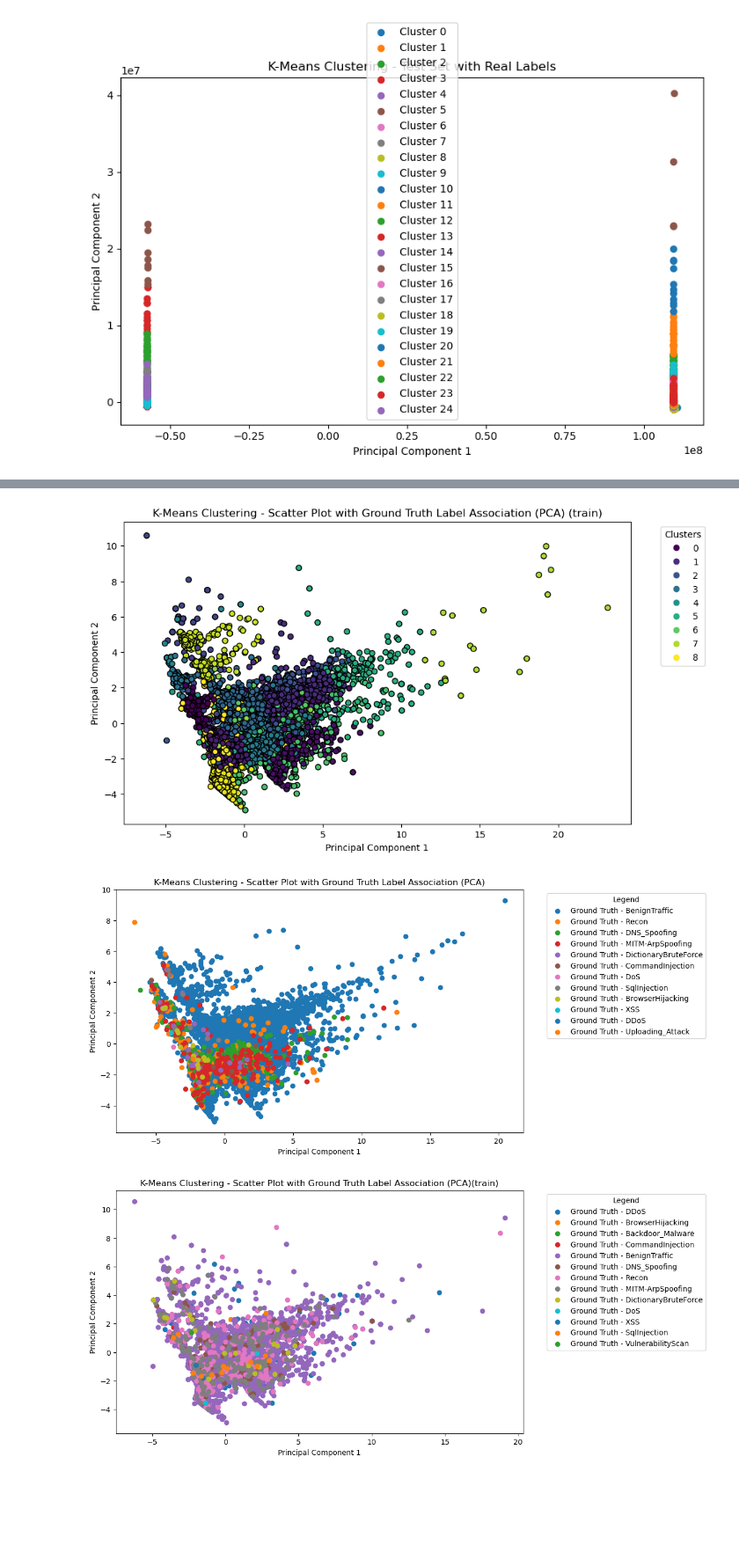
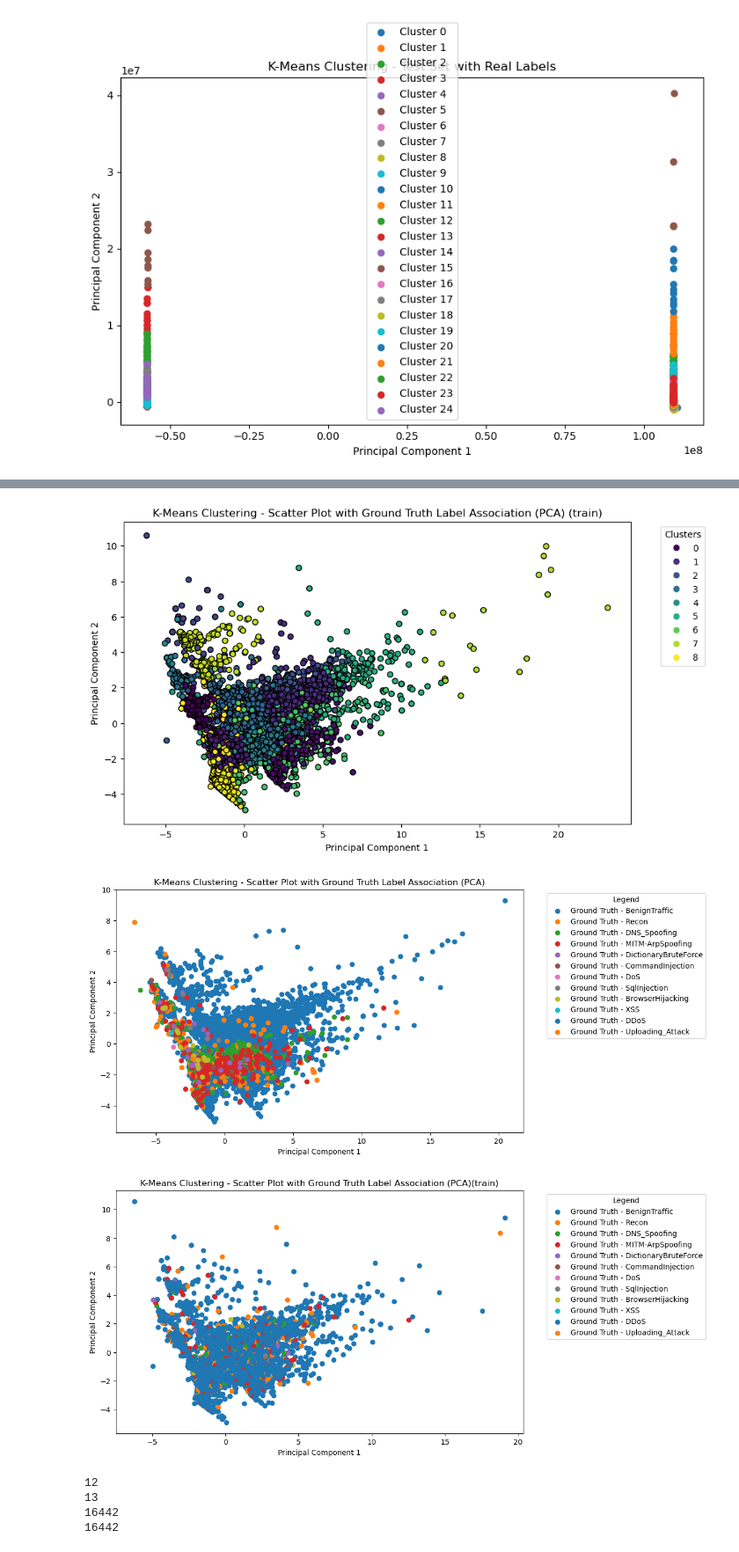
Before and after one commit to ML-Project-Team-5/Project_NetworkIDS, a Jupyter notebook: 4gan_kmeans_using_test_file.ipynb, the cells around one changed output, grey strips where cells are left out. Shown at 88% size. Cells and saved outputs as stored; diff of their text form; code cells hidden in the pictures; blank space fills up the shorter version.

Commit message:
updated the plotting code

```diff
--- a/4gan_kmeans_using_test_file.ipynb
+++ b/4gan_kmeans_using_test_file.ipynb
@@ -431,7 +431,8 @@ from sklearn.decomposition import PCA
 from sklearn.preprocessing import StandardScaler
 from sklearn.cluster import KMeans
 import pandas as pd
-
+X_test = test_data
+y_test = test_L_data
 X = X_test
 y_true = y_test['label']
 
@@ -457,7 +458,7 @@ predicted_labels = kmeans.predict(X_scaled)
 # Create a DataFrame to store the association between clusters and ground truth labels
 cluster_label_association = pd.DataFrame({'Cluster': predicted_labels, 'Ground Truth Label': y_true})
 cluster_label_association_train = pd.DataFrame({'Cluster': predicted_labels_train, 'Ground Truth Label': y})
-
+cluster_label_association_train_reset = cluster_label_association_train.reset_index(drop=True)
 # Plot the association using a scatter plot
 plt.figure(figsize=(10, 6))
 
@@ -494,39 +495,48 @@ plt.show()
 plt.figure(figsize=(10, 6))
 
 # Iterate over unique ground truth labels
 for label in y_true.unique():
     indices = cluster_label_association[cluster_label_association['Ground Truth Label'] == label].index
     plt.scatter(X_pca[indices, 0], X_pca[indices, 1], label=f'Ground Truth - {label}')
 
 # Add legend
 plt.legend(title='Legend', bbox_to_anchor=(1.05, 1), loc='upper left')
 plt.title('K-Means Clustering - Scatter Plot with Ground Truth Label Association (PCA)')
 plt.xlabel('Principal Component 1')
 plt.ylabel('Principal Component 2')
 
 plt.show()
 
 # Plot the association using a scatter plot
 plt.figure(figsize=(10, 6))
 
-# Iterate over unique ground truth labels
-for label in y_train.unique():
+for label in y_true.unique():
     indices = cluster_label_association_train[cluster_label_association_train['Ground Truth Label'] == label].index
-    indices = indices[indices < len(X_pca_train)]
-    plt.scatter(X_pca_train[indices, 0], X_pca_train[indices, 1], label=f'Ground Truth - {label}')
+
+    # Filter out-of-bound indices
+    mask = (indices < len(X_pca_train))
+    plt.scatter(X_pca_train[indices[mask], 0], X_pca_train[indices[mask], 1], label=f'Ground Truth - {label}')
 
 # Add legend
 plt.legend(title='Legend', bbox_to_anchor=(1.05, 1), loc='upper left')
 plt.title('K-Means Clustering - Scatter Plot with Ground Truth Label Association (PCA)(train)')
 plt.xlabel('Principal Component 1')
 plt.ylabel('Principal Component 2')
+plt.show()
 
-plt.show()
+print(y_true.unique().size)
+print(y_train.unique().size)
+print(cluster_label_association_train.size)
+print(X_pca_train.size)
 # %% [output]
 [figure]
 [figure]
 [figure]
-[figure, old version]
+[figure, new version]
+12
+13
+16442
+16442
 # %%
 from sklearn.metrics import confusion_matrix
 import pandas as pd
```
Also changed, not shown: 2 other files.
